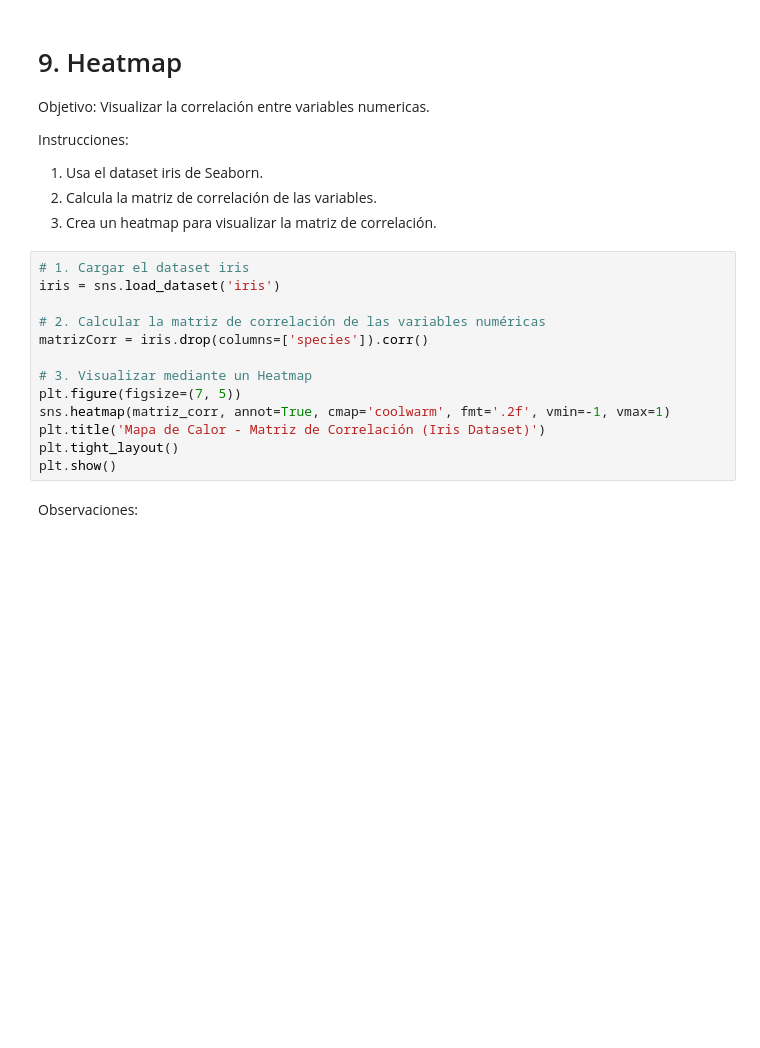
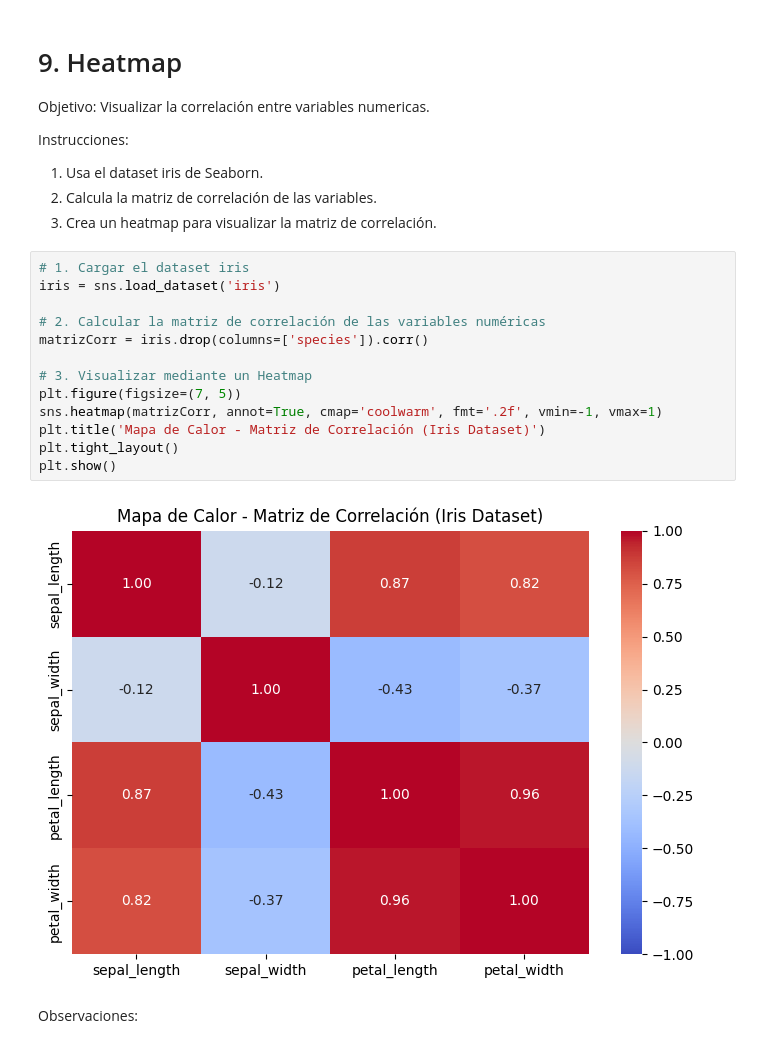
Before and after one commit to JuCaRiCo/202602-AnaliticaDescriptivaPredictiva, a Jupyter notebook: C5. Estadıstica-271760.ipynb, the cells around one changed output. Saved outputs shown, nothing was run; the diff lists cells and outputs as text; blank space fills up the shorter version.

```diff
--- a/C5. Estadıstica-271760.ipynb
+++ b/C5. Estadıstica-271760.ipynb
@@ -299,16 +311,18 @@ Instrucciones:
 # %%
 # 1. Cargar el dataset iris
 iris = sns.load_dataset('iris')
 
 # 2. Calcular la matriz de correlación de las variables numéricas
 matrizCorr = iris.drop(columns=['species']).corr()
 
 # 3. Visualizar mediante un Heatmap
 plt.figure(figsize=(7, 5))
-sns.heatmap(matriz_corr, annot=True, cmap='coolwarm', fmt='.2f', vmin=-1, vmax=1)
+sns.heatmap(matrizCorr, annot=True, cmap='coolwarm', fmt='.2f', vmin=-1, vmax=1)
 plt.title('Mapa de Calor - Matriz de Correlación (Iris Dataset)')
 plt.tight_layout()
 plt.show()
+# %% [output]
+[figure, added]
 # %% [markdown]
 Observaciones:
 # %% [markdown]
```
Also changed, not shown: parts of 8 cells of this notebook.
